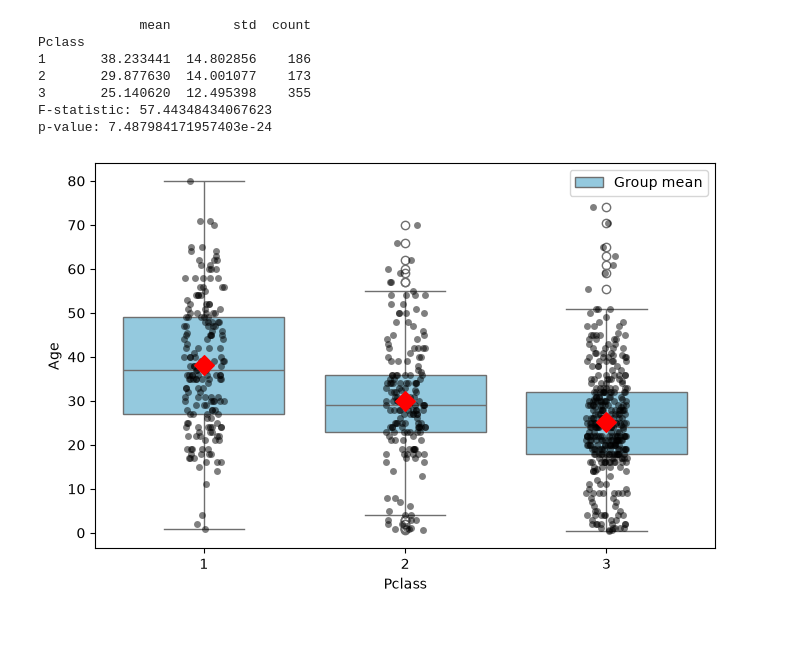
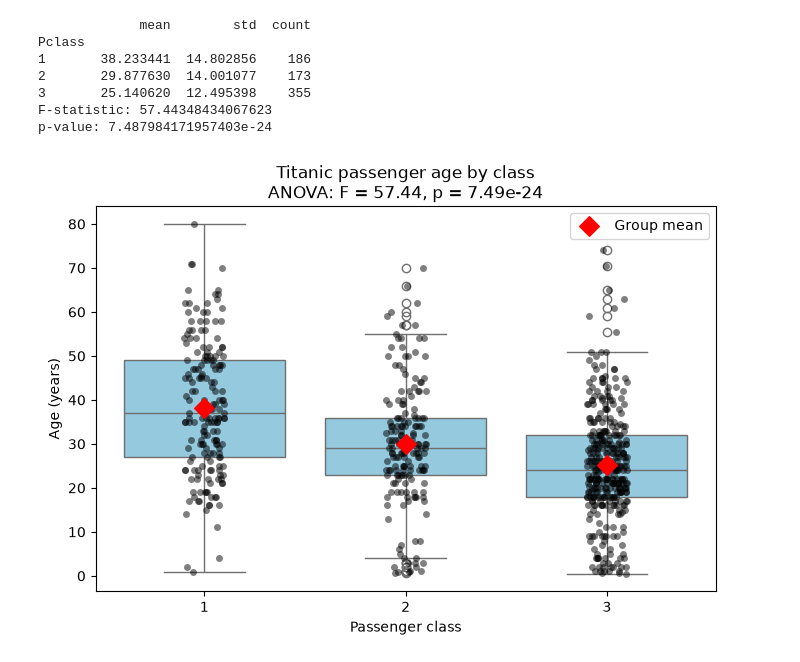
Before and after one commit to lexmckenz/caps_5001_fall_2026, a Jupyter notebook: week_9/intro_to_data_viz.ipynb, the cells around one changed output. Drawn from its saved outputs; the diff is of its cells as text; code cells hidden in the pictures; blank space fills up the shorter version.

```diff
--- a/week_9/intro_to_data_viz.ipynb
+++ b/week_9/intro_to_data_viz.ipynb
@@ -224,32 +224,38 @@ p-value: 7.487984171957403e-24
 fig, ax = plt.subplots(figsize=(8,5))
 
 sns.boxplot(
     data=titanic_df,
     x="Pclass",
     y="Age",
     color = "skyblue",
     ax=ax
 )
 
 sns.stripplot(
     data=titanic_df,
     x="Pclass",
     y="Age",
     color="black",
     alpha=0.5,
     jitter=True,
     ax=ax
 )
 
 # mark the actual means ANOVA is comparing
 
 means = titanic_df.groupby("Pclass")["Age"].mean()
 ax.scatter(x=[0,1,2], y=means.values, marker= "D", color="red", s=100, label = "Group mean", zorder=5)
 #diamonds represent the mean whereas the middle lines of the boxplot represent the median
 
+ax.set(
+    xlabel="Passenger class",
+    ylabel="Age (years)",
+    title=f"Titanic passenger age by class\n"
+          f"ANOVA: F = {f_stat:.2f}, p = {p_value:.3g}"
+)
 #show a legend for the red diamond
 
-ax.legend(["Group mean"])
+ax.legend()
 plt.show()
 # %% [output]
-[figure, old version]
+[figure, new version]
```
